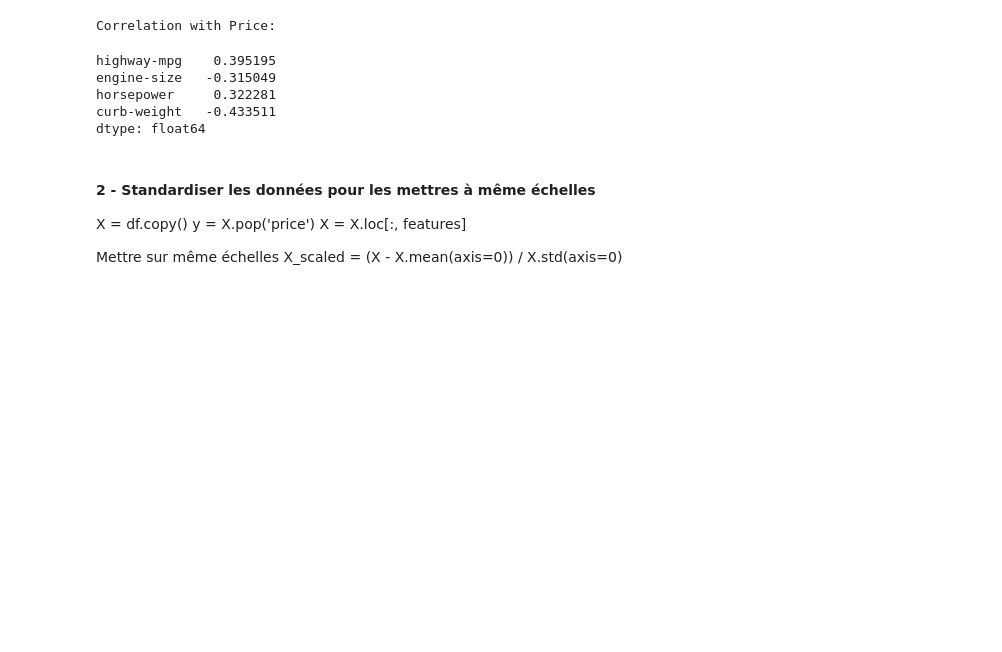
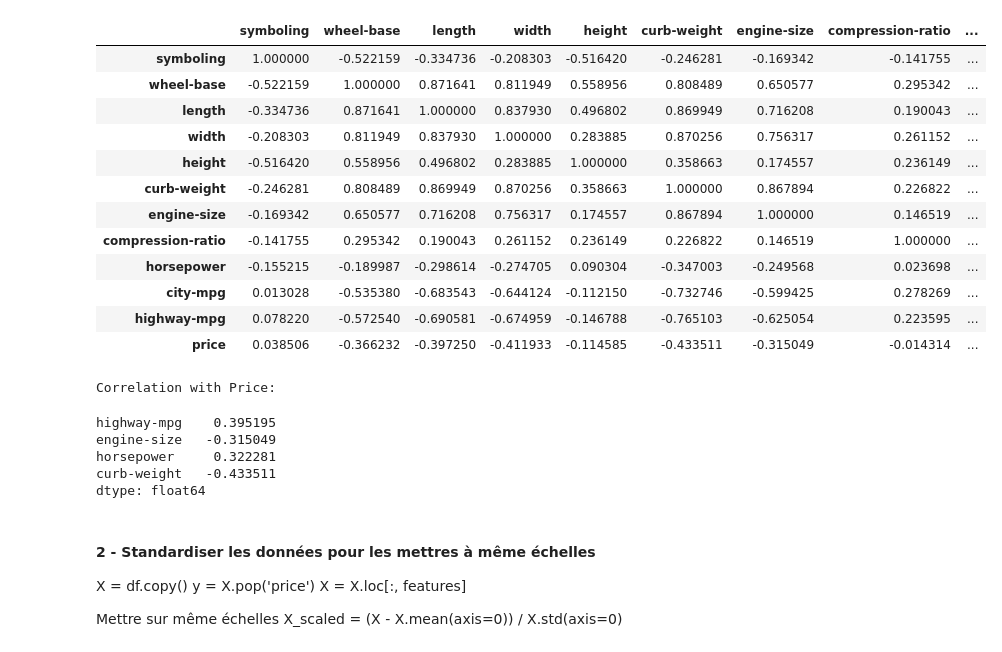
Before and after one commit to benjaminglt1/Exercice_PCA_INFO905, a Jupyter notebook: Exercice_PCA.ipynb, the cells around one changed output. Drawn from its saved outputs; the diff is of its cells as text; code cells hidden in the pictures; blank space fills up the shorter version.

```diff
--- a/Exercice_PCA.ipynb
+++ b/Exercice_PCA.ipynb
@@ -39,3 +45,19 @@ prendre 4 features, exemple "highway_mpg", "engine_size", "horsepower", "curb_we
+# %%
+df.corr()
+# %% [output]
+|  | symboling | wheel-base | length | width | height | curb-weight | engine-size | compression-ratio | ... |
+| symboling | 1.000000 | -0.522159 | -0.334736 | -0.208303 | -0.516420 | -0.246281 | -0.169342 | -0.141755 | ... |
+| wheel-base | -0.522159 | 1.000000 | 0.871641 | 0.811949 | 0.558956 | 0.808489 | 0.650577 | 0.295342 | ... |
+| length | -0.334736 | 0.871641 | 1.000000 | 0.837930 | 0.496802 | 0.869949 | 0.716208 | 0.190043 | ... |
+| width | -0.208303 | 0.811949 | 0.837930 | 1.000000 | 0.283885 | 0.870256 | 0.756317 | 0.261152 | ... |
+| height | -0.516420 | 0.558956 | 0.496802 | 0.283885 | 1.000000 | 0.358663 | 0.174557 | 0.236149 | ... |
+| curb-weight | -0.246281 | 0.808489 | 0.869949 | 0.870256 | 0.358663 | 1.000000 | 0.867894 | 0.226822 | ... |
+| engine-size | -0.169342 | 0.650577 | 0.716208 | 0.756317 | 0.174557 | 0.867894 | 1.000000 | 0.146519 | ... |
+| compression-ratio | -0.141755 | 0.295342 | 0.190043 | 0.261152 | 0.236149 | 0.226822 | 0.146519 | 1.000000 | ... |
+| horsepower | -0.155215 | -0.189987 | -0.298614 | -0.274705 | 0.090304 | -0.347003 | -0.249568 | 0.023698 | ... |
+| city-mpg | 0.013028 | -0.535380 | -0.683543 | -0.644124 | -0.112150 | -0.732746 | -0.599425 | 0.278269 | ... |
+| highway-mpg | 0.078220 | -0.572540 | -0.690581 | -0.674959 | -0.146788 | -0.765103 | -0.625054 | 0.223595 | ... |
+| price | 0.038506 | -0.366232 | -0.397250 | -0.411933 | -0.114585 | -0.433511 | -0.315049 | -0.014314 | ... |
 # %%
 features = [
     "highway-mpg",
```
Also changed, not shown: parts of 6 cells of this notebook.
